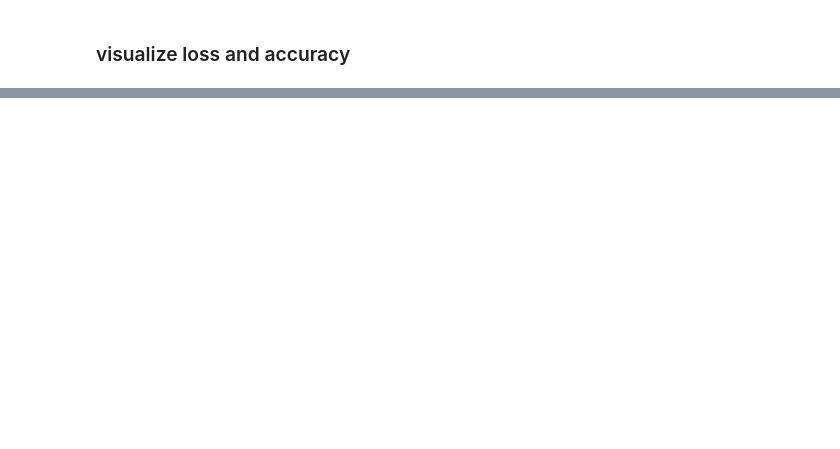
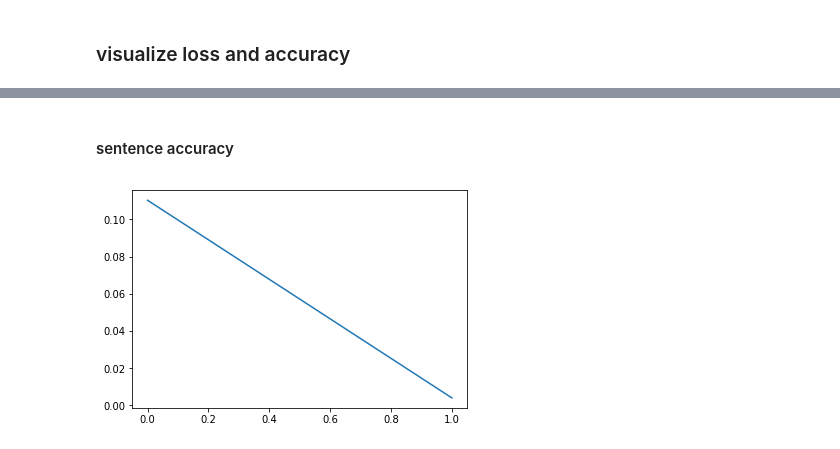
Before and after one commit to michaelcapizzi/dynet_tutorial, a Jupyter notebook: notebooks/dynet_example_pos_tagging-bi_directional_RNN.ipynb, the cells around one changed output, grey strips where cells are left out. Drawn from its saved outputs; the diff is of its cells as text; code cells hidden in the pictures; blank space fills up the shorter version.

```diff
--- a/notebooks/dynet_example_pos_tagging-bi_directional_RNN.ipynb
+++ b/notebooks/dynet_example_pos_tagging-bi_directional_RNN.ipynb
@@ -484,0 +474,8 @@ plt.show()
+# %% [markdown]
+#### sentence accuracy
+# %%
+import matplotlib.pyplot as plt
+plt.plot(sentence_accs)
+plt.show()
+# %% [output]
+[figure, added]
```
Also changed, not shown: parts of 24 cells of this notebook, 1 other file.
